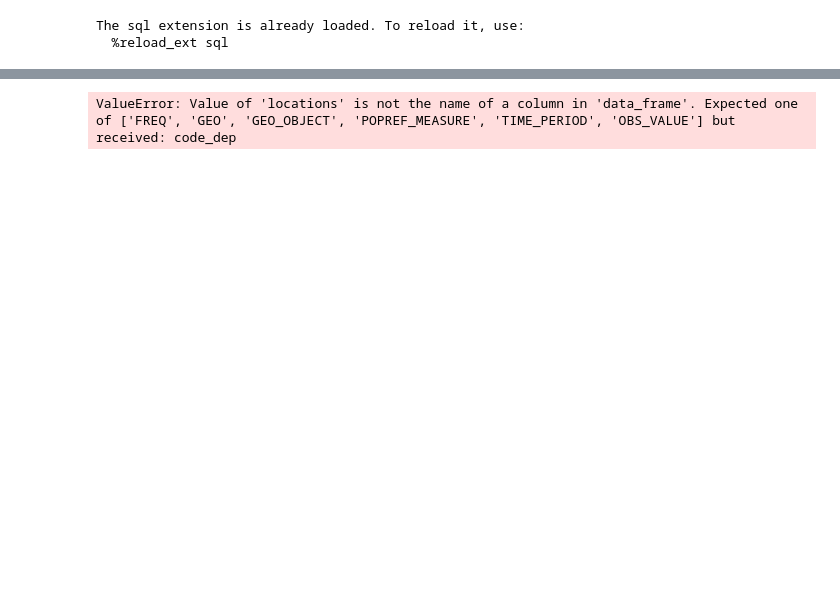
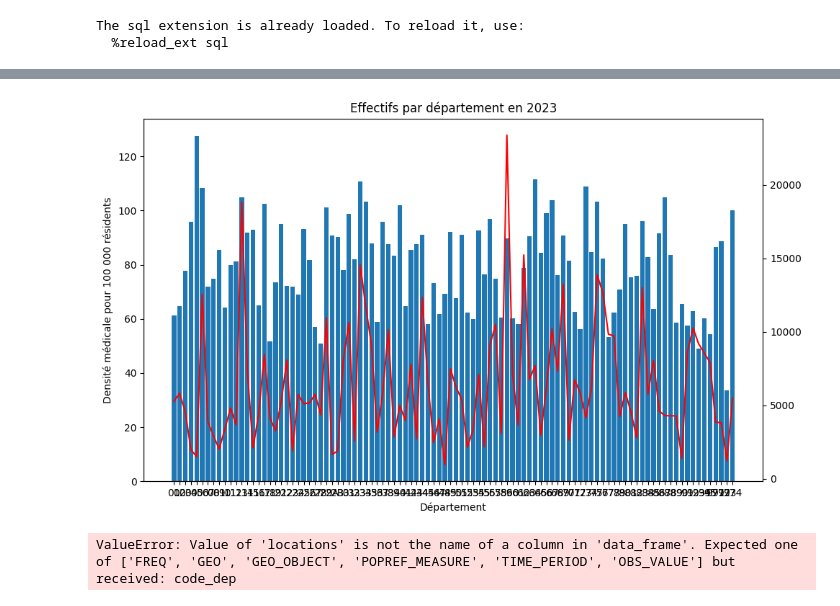
Before and after one commit to mariesibillini-hub/pfr_demomedecins, a Jupyter notebook: test.ipynb, the cells around one changed output, grey strips where cells are left out. Drawn from its saved outputs; the diff is of its cells as text; code cells hidden in the pictures; blank space fills up the shorter version.

```diff
--- a/test.ipynb
+++ b/test.ipynb
@@ -343,3 +185,19 @@ Index(['FREQ', 'GEO', 'GEO_OBJECT', 'POPREF_MEASURE', 'TIME_PERIOD',
+# %%
+# S'applique sur un DataFrame → retourne un DataFrame filtré
+df_2023 = df_densite_totale[df_densite_totale['annee'] == 2023]
+
+# Ensuite un simple barplot (plus logique qu'un lineplot pour une seule année)
+fig, ax = plt.subplots(figsize=(10, 6))
+ax.bar(df_2023['code_dep'], df_2023['densite_medicale_100k'])
+ax2 = ax.twinx()
+ax2.plot(df_2023['code_dep'], df_2023['nombre_deces'], color='red')
+ax.set_title("Effectifs par département en 2023")
+ax.set_xlabel("Département")
+ax.set_ylabel("Densité médicale pour 100 000 résidents")
+plt.tight_layout()
+plt.show()
+# %% [output]
+[figure, added]
 # %%
 import plotly.express as px
 import requests
```
Also changed, not shown: parts of 26 cells of this notebook, 4 other files.
